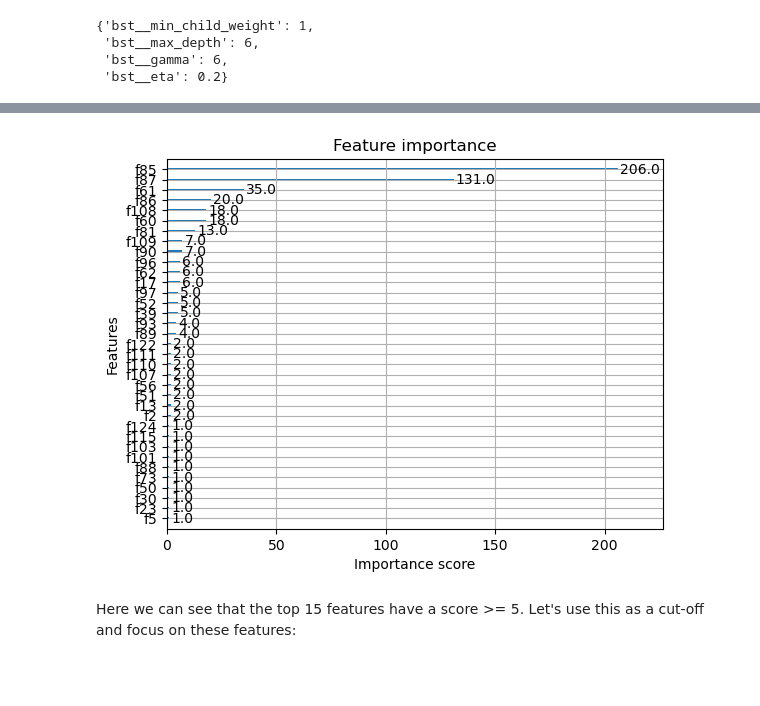
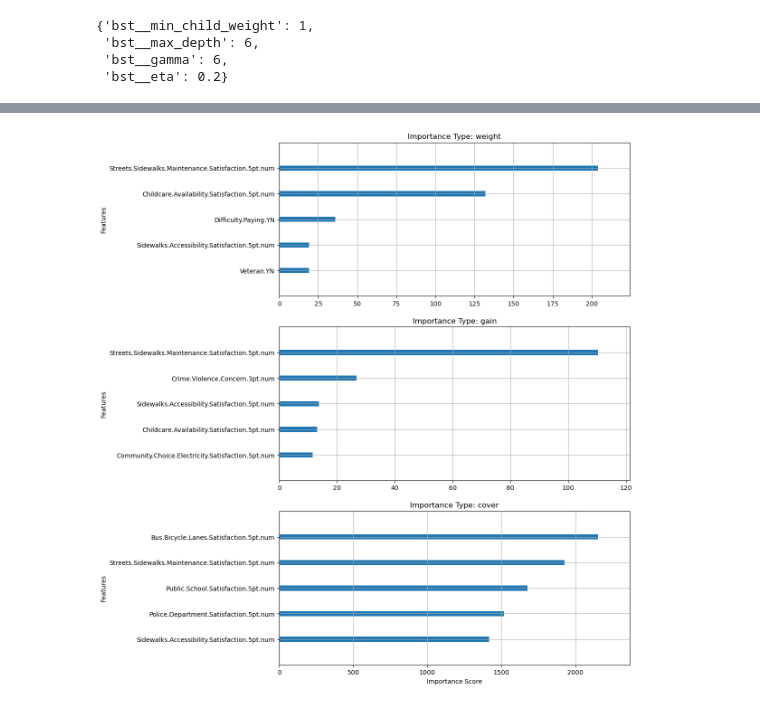
Before and after one commit to monk-kevin/SomervilleOpenDataExploration, a Jupyter notebook: JupyterNotebooks/SomervilleDataExploration.ipynb, the cells around one changed output, grey strips where cells are left out. Drawn from its saved outputs; the diff is of its cells as text; code cells hidden in the pictures; blank space fills up the shorter version.

Commit message:
updated SomervilleDataExploration.ipynb
performed feature importance analysis with XGBClassifier output and identified salient features for predicting resident happiness

```diff
--- a/JupyterNotebooks/SomervilleDataExploration.ipynb
+++ b/JupyterNotebooks/SomervilleDataExploration.ipynb
@@ -1201,7 +1228,24 @@ XGB_opt.fit(X_processed,y);
+# %%
+from xgboost import plot_importance
+def plot_feature_importance_column(xgb_mdl,importance_types,max_features = 10):
+    '''
+    plots the feature importance for an XGBoost model (xgb_mdl) and creates a set of vertically stacked
+    feature importance plots for each importance_type. By default will plot the top 10 features
+    '''
+    fig, axs = plt.subplots(len(importance_types),figsize = (10,15))
+    xlbl=''
+    for idx, imp_type in enumerate(importance_types):
+        if idx == 2:
+            xlbl = 'Importance Score'
+        plot_importance(xgb_mdl,
+                        ax = axs[idx],
+                        importance_type=imp_type,
+                        max_num_features = max_features,
+                        title = 'Importance Type: ' + imp_type,
+                        show_values = False,
+                        xlabel = xlbl
+                       )
 # %%
-from xgboost import plot_importance
-plot_importance(XGB_opt);
+plot_feature_importance_column(XGB_opt,['weight','gain','cover'],max_features = 5)
 # %% [output]
-[figure, old version]
+[figure, new version]
-# %% [markdown]
-Here we can see that the top 15 features have a score >= 5. Let's use this as a cut-off and focus on these features:
```
Also changed, not shown: parts of 17 cells of this notebook.
